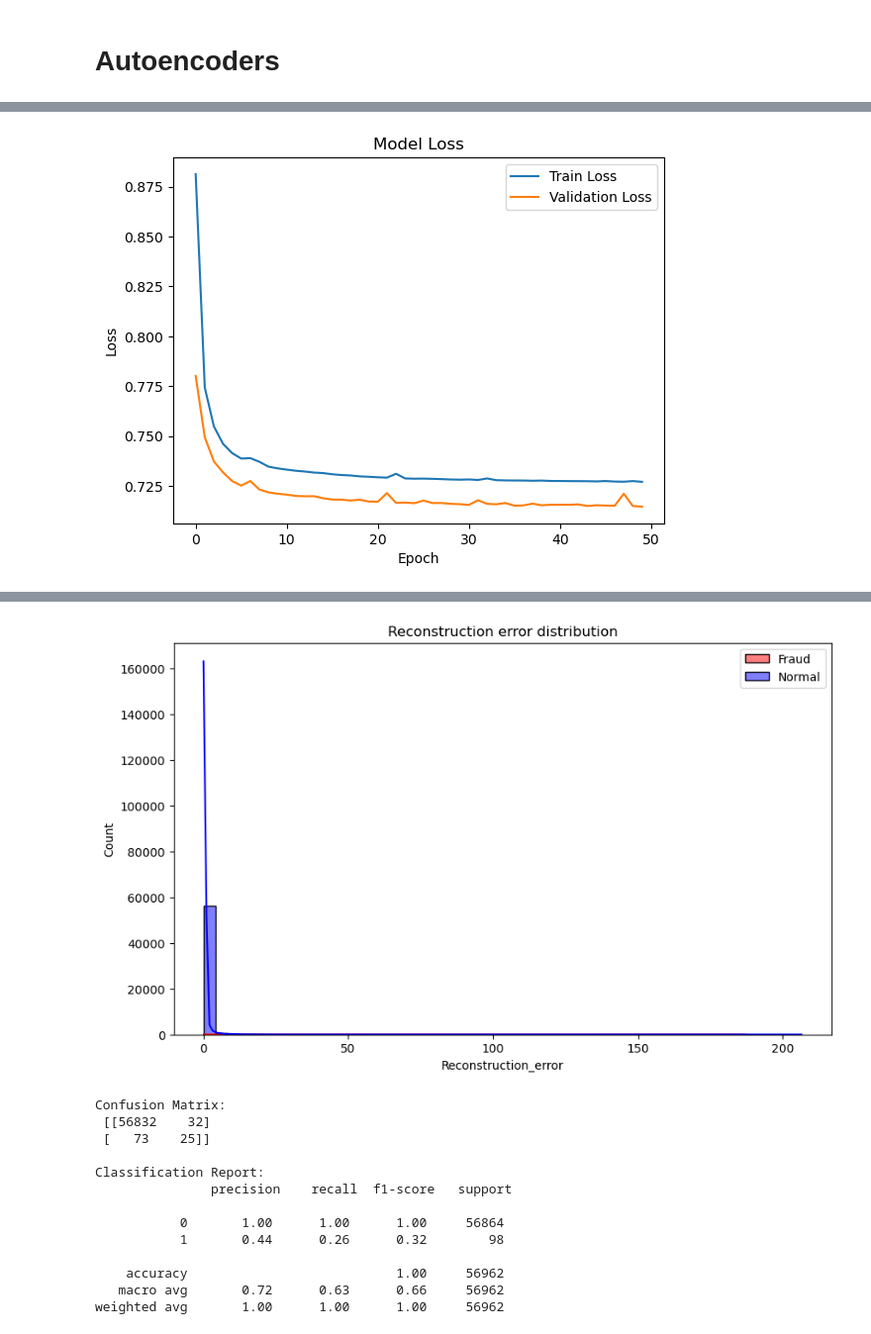
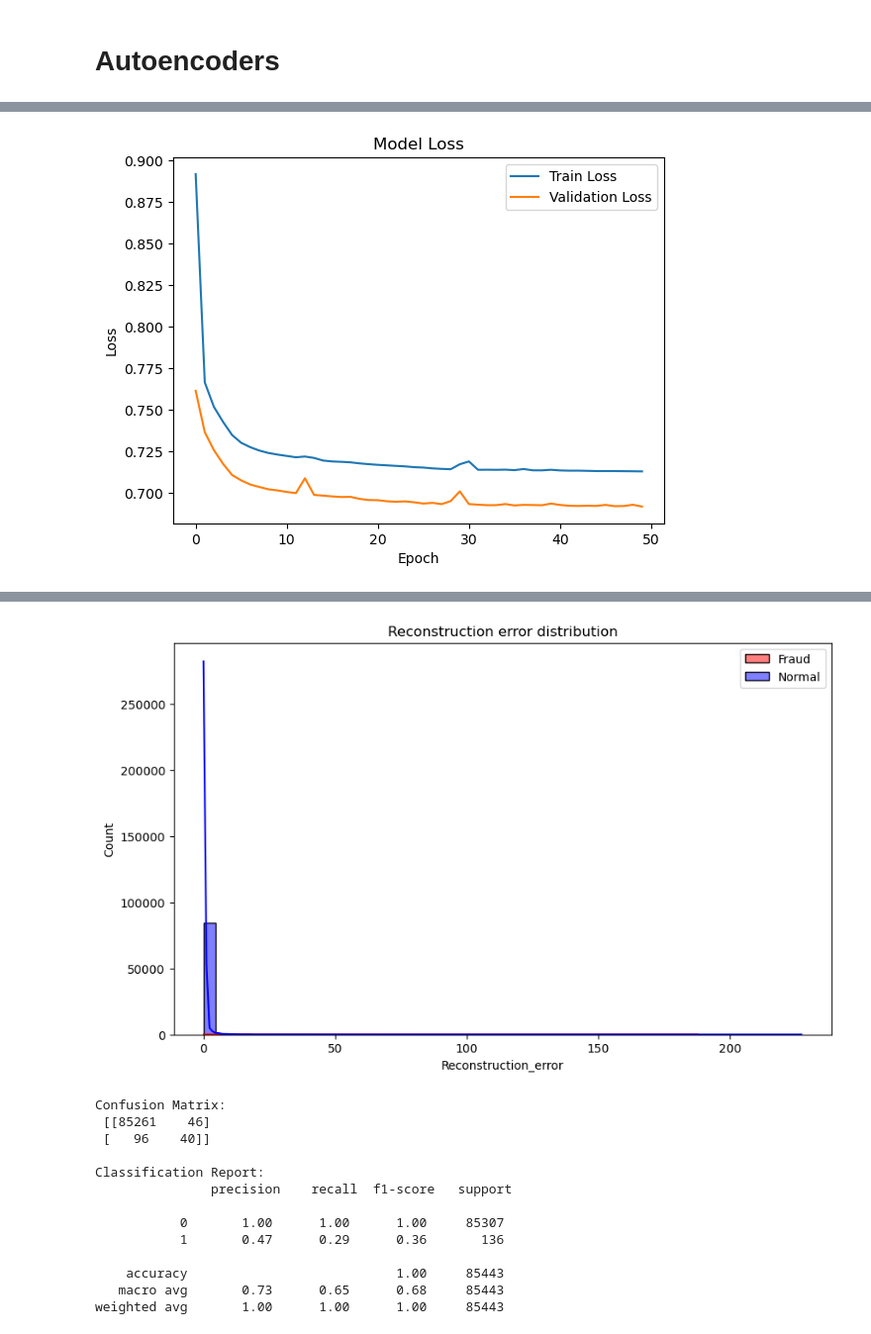
Before and after one commit to Cvetanka/Classification-Imballanced-data-set, a Jupyter notebook: Imbalanced_dataset_classification.ipynb, the cells around one changed output, grey strips where cells are left out. Shown at 99% size. Cells and saved outputs as stored; diff of their text form; code cells hidden in the pictures.

```diff
--- a/Imbalanced_dataset_classification.ipynb
+++ b/Imbalanced_dataset_classification.ipynb
@@ -550,7 +552,7 @@ LightGBM Confusion Matrix:
 # %% [markdown]
 # Autoencoders
 # %%
-def train_autoencoder(df, encoding_dim=15, epochs=50, batch_size=256, test_size=0.2, threshold_percentile=99.9):
+def train_autoencoder(df, encoding_dim=15, epochs=50, batch_size=256, test_size=0.3, threshold_percentile=99.9):
     """
     Trains an autoencoder model for anomaly detection on the provided dataset.
 
@@ -655 +657 @@ Epoch 50/50
-[figure, old version]
+[figure, new version]
@@ -657,14 +659,14 @@ Epoch 50/50
-[figure, old version]
+[figure, new version]
 Confusion Matrix:
- [[56832    32]
- [   73    25]]
+ [[85261    46]
+ [   96    40]]
 
 Classification Report:
                precision    recall  f1-score   support
 
-           0       1.00      1.00      1.00     56864
-           1       0.44      0.26      0.32        98
+           0       1.00      1.00      1.00     85307
+           1       0.47      0.29      0.36       136
 
-    accuracy                           1.00     56962
-   macro avg       0.72      0.63      0.66     56962
-weighted avg       1.00      1.00      1.00     56962
+    accuracy                           1.00     85443
+   macro avg       0.73      0.65      0.68     85443
+weighted avg       1.00      1.00      1.00     85443
```
Also changed, not shown: parts of 5 cells of this notebook.
